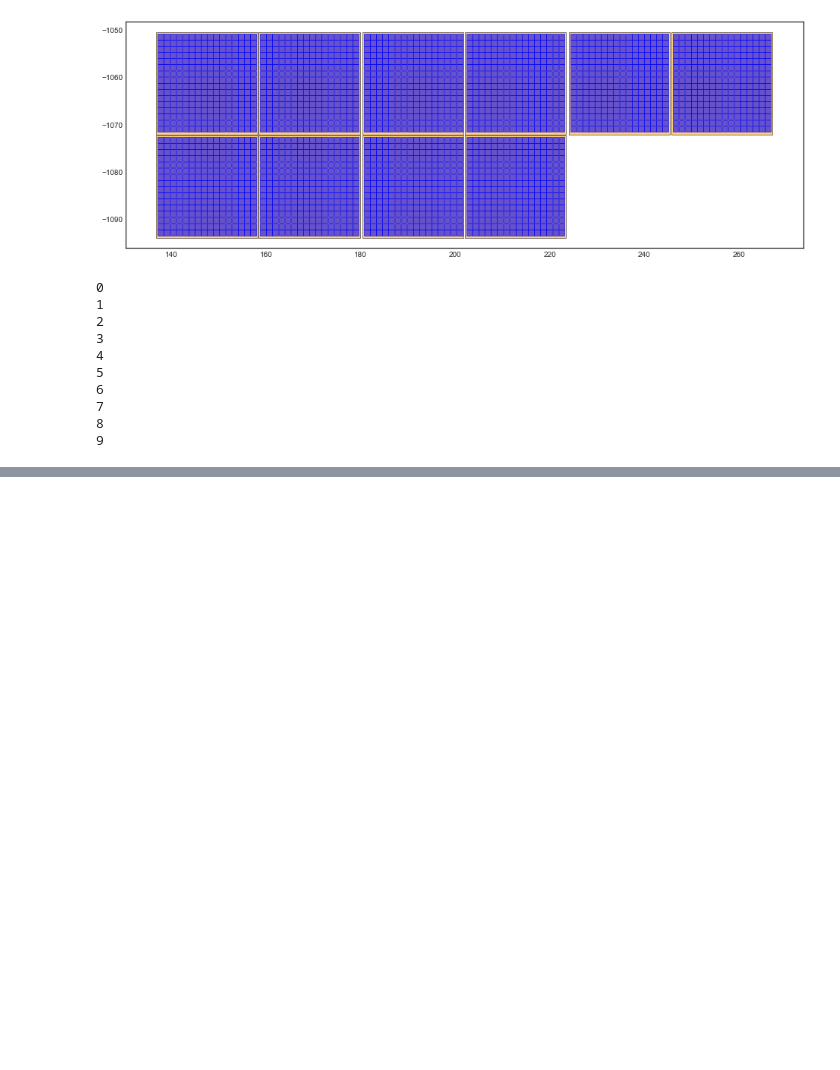
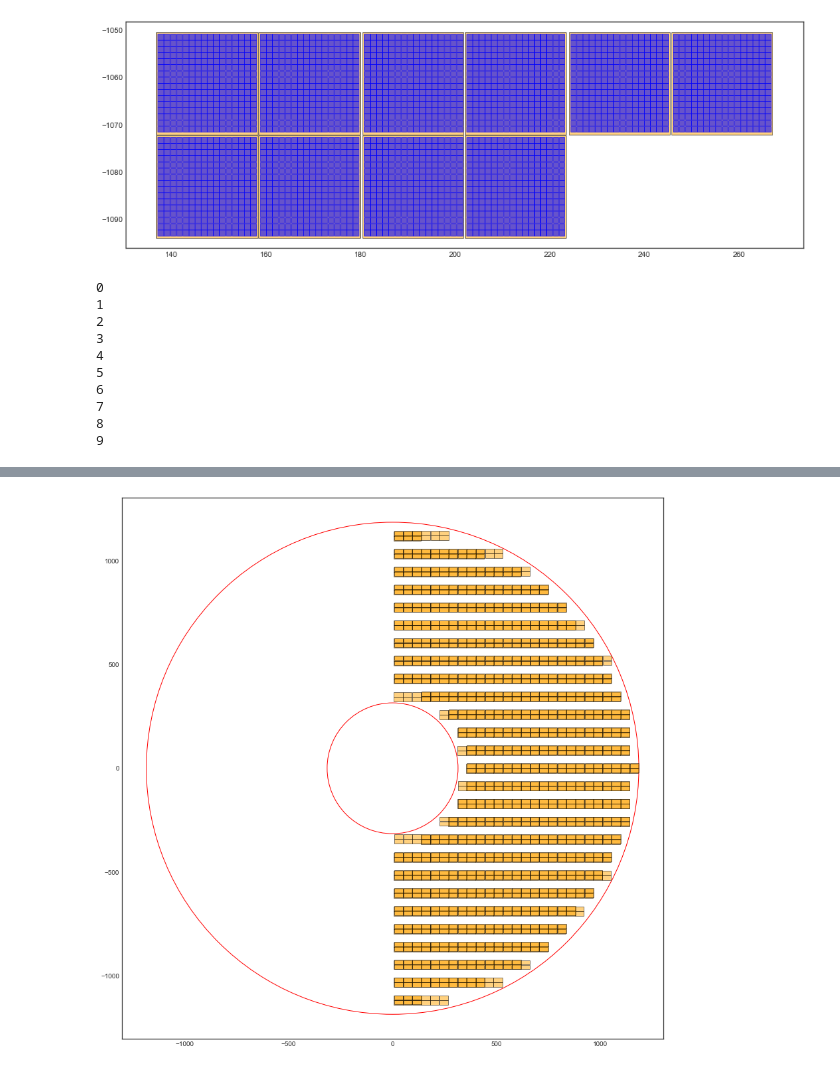
Before and after one commit to yashmehra028/ETL-Copy, a Jupyter notebook: class_testing.ipynb, the cells around one changed output, grey strips where cells are left out. Cells and saved outputs as stored; diff of their text form; code cells hidden in the pictures; blank space fills up the shorter version.

```diff
--- a/class_testing.ipynb
+++ b/class_testing.ipynb
@@ -135,0 +290,24 @@ for i in loader(range(10)):
+# %%
+inner = plt.Circle((0, 0), 315,fill=None, edgecolor='r')
+outer = plt.Circle((0, 0), 1185,fill=None, edgecolor='r')
+
+plt.rcParams['figure.figsize'] = [15, 15]
+
+plt.gca().add_patch(inner)
+plt.gca().add_patch(outer)
+
+for sm in large_sensor_v1['D1'].supermodules:
+    for mod in sm.modules:
+        for sens in mod.sensors:
+            plt.gca().add_patch(sens.getPolygon())
+
+for sm in large_sensor_v1['D3'].supermodules:
+    for mod in sm.modules:
+        for sens in mod.sensors:
+            plt.gca().add_patch(sens.getPolygon())
+
+
+plt.axis('scaled')
+plt.show()
+# %% [output]
+[figure, added]
```
Also changed, not shown: parts of 12 cells of this notebook.
